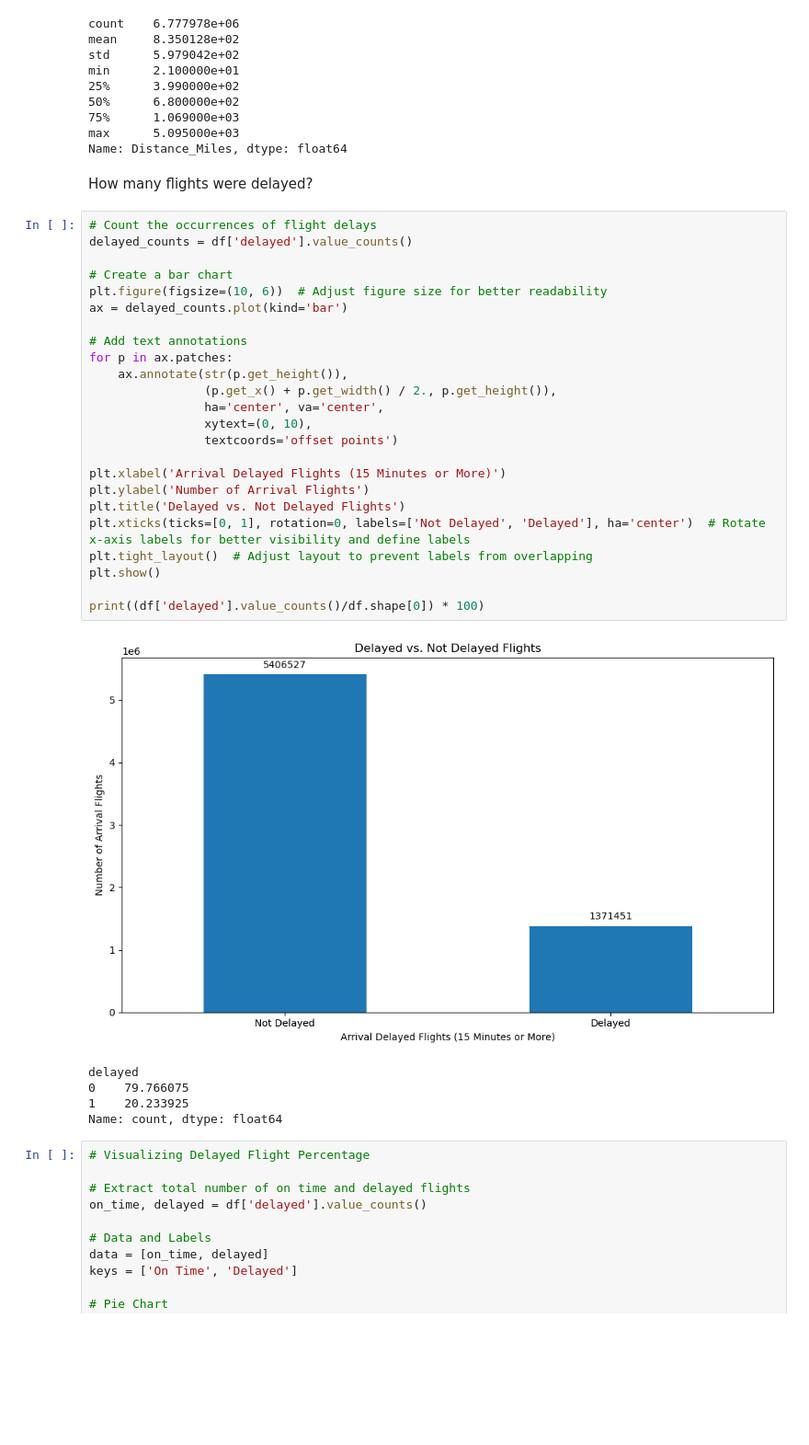
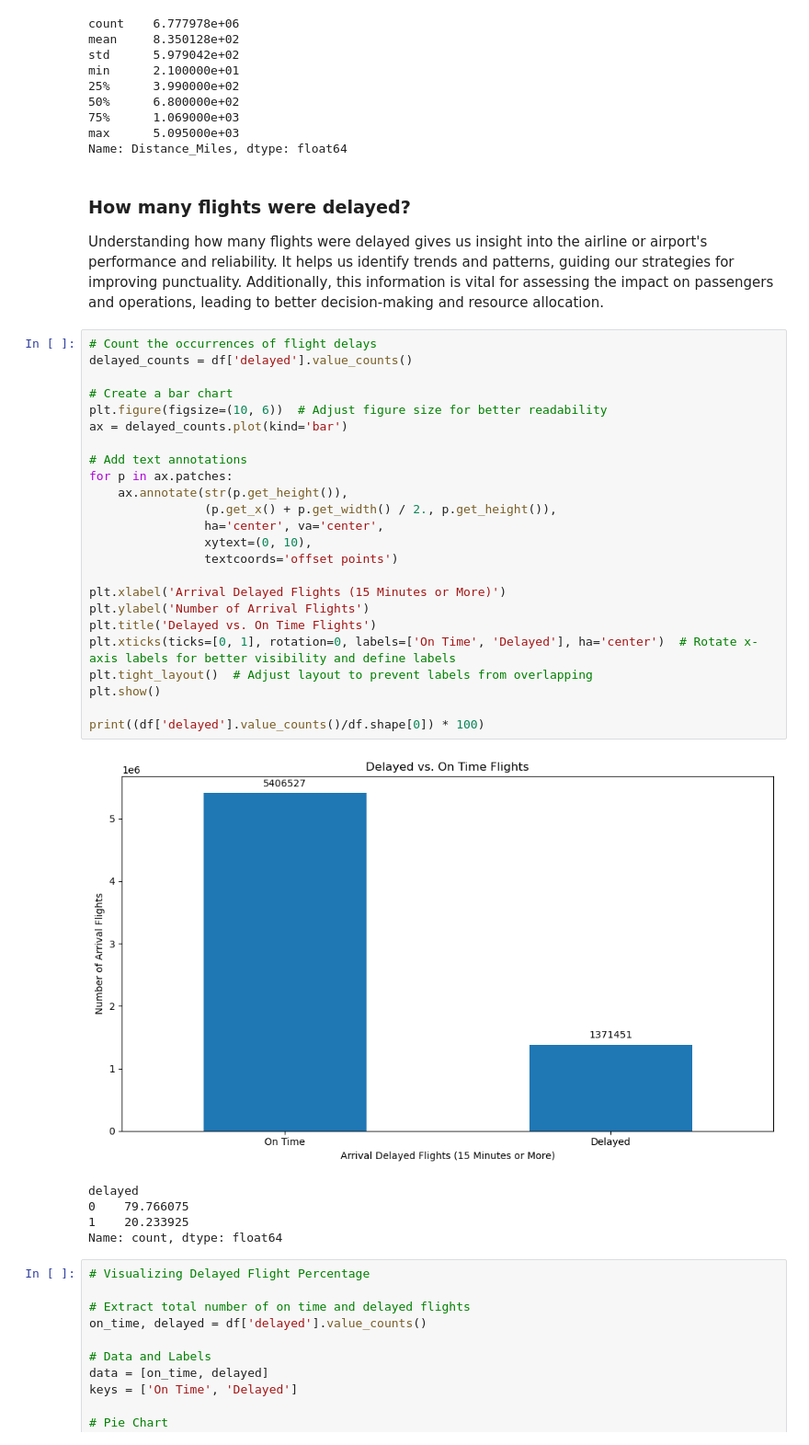
Before and after one commit to B-Treftz/Flight_Status_Predictor, a Jupyter notebook: 1_EDA/EDA_Olivia.ipynb, the cells around one changed output. Shown at 92% size. Drawn from its saved outputs; the diff is of its cells as text; blank space fills up the shorter version.

```diff
--- a/1_EDA/EDA_Olivia.ipynb
+++ b/1_EDA/EDA_Olivia.ipynb
@@ -196,33 +225,35 @@ min      2.100000e+01
 max      5.095000e+03
 Name: Distance_Miles, dtype: float64
 # %% [markdown]
-How many flights were delayed?
+### How many flights were delayed?
+
+Understanding how many flights were delayed gives us insight into the airline or airport's performance and reliability. It helps us identify trends and patterns, guiding our strategies for improving punctuality. Additionally, this information is vital for assessing the impact on passengers and operations, leading to better decision-making and resource allocation.
 # %%
 # Count the occurrences of flight delays
 delayed_counts = df['delayed'].value_counts()
 
 # Create a bar chart
 plt.figure(figsize=(10, 6))  # Adjust figure size for better readability
 ax = delayed_counts.plot(kind='bar')
 
 # Add text annotations
 for p in ax.patches:
     ax.annotate(str(p.get_height()),
                 (p.get_x() + p.get_width() / 2., p.get_height()),
                 ha='center', va='center',
                 xytext=(0, 10),
                 textcoords='offset points')
 
 plt.xlabel('Arrival Delayed Flights (15 Minutes or More)')
 plt.ylabel('Number of Arrival Flights')
-plt.title('Delayed vs. Not Delayed Flights')
-plt.xticks(ticks=[0, 1], rotation=0, labels=['Not Delayed', 'Delayed'], ha='center')  # Rotate x-axis labels for better visibility and define labels
+plt.title('Delayed vs. On Time Flights')
+plt.xticks(ticks=[0, 1], rotation=0, labels=['On Time', 'Delayed'], ha='center')  # Rotate x-axis labels for better visibility and define labels
 plt.tight_layout()  # Adjust layout to prevent labels from overlapping
 plt.show()
 
 print((df['delayed'].value_counts()/df.shape[0]) * 100)
 # %% [output]
-[figure, old version]
+[figure, new version]
 delayed
 0    79.766075
 1    20.233925
```
Also changed, not shown: parts of 27 cells of this notebook, 4 other files.
